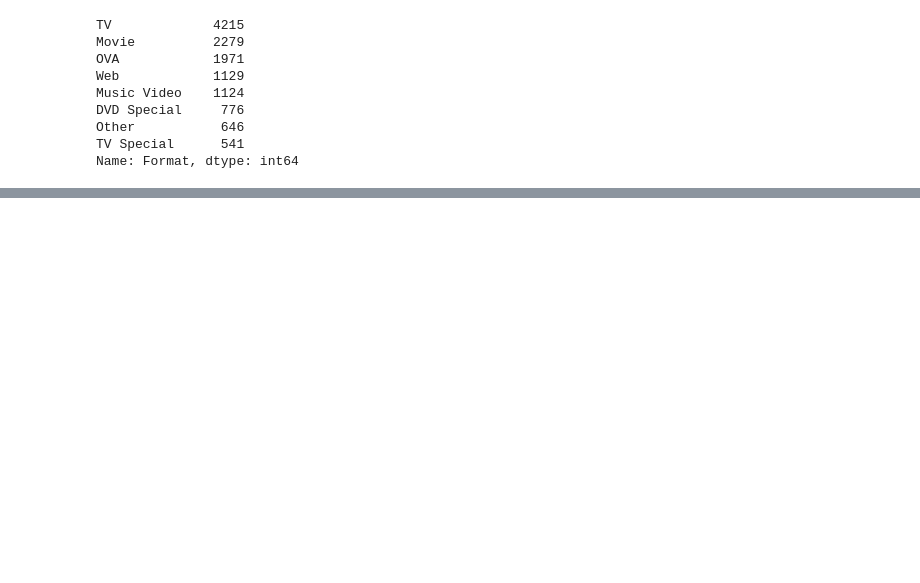
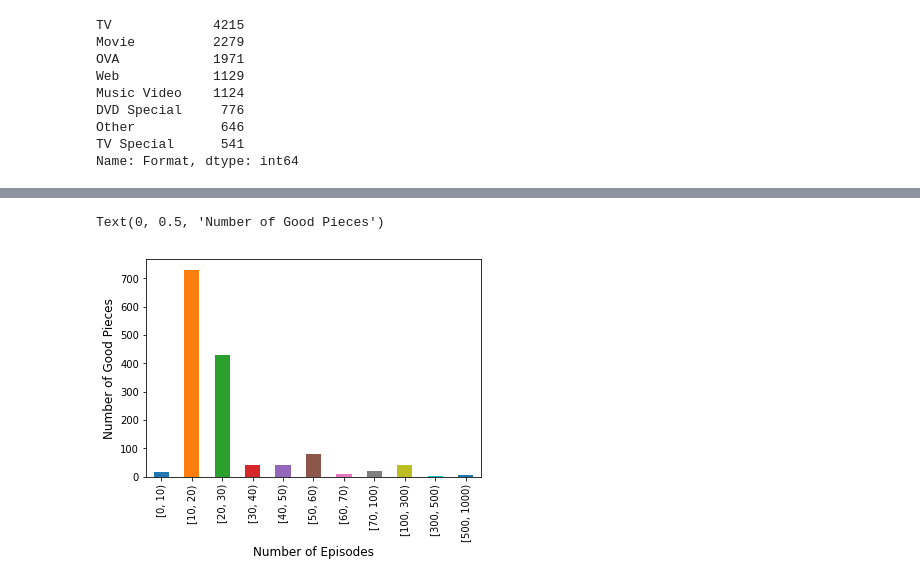
Before and after one commit to datastoryteller/Anime-Analysis, a Jupyter notebook: Anime Analysis.ipynb, the cells around one changed output, grey strips where cells are left out. Saved outputs shown, nothing was run; the diff lists cells and outputs as text; code cells hidden in the pictures; blank space fills up the shorter version.

```diff
--- a/Anime Analysis.ipynb
+++ b/Anime Analysis.ipynb
@@ -141,0 +110,8 @@ Name: Start Year, Length: 103, dtype: int64
+# %%
+bins = [0, 10, 20, 30, 40, 50, 60, 70, 100, 300, 500, 1000]
+ax = pd.cut(list(df.loc[(df['Format'] == 'TV') & (df['Rating'] >= 7), 'Episodes'].astype(float)), bins, right=False).value_counts().plot(kind='bar')
+ax.set_xlabel('Number of Episodes', fontsize=12)
+ax.set_ylabel('Number of Good Pieces', fontsize=12)
+# %% [output]
+Text(0, 0.5, 'Number of Good Pieces')
+[figure, added]
```
Also changed, not shown: parts of 23 cells of this notebook, 3 other files.
